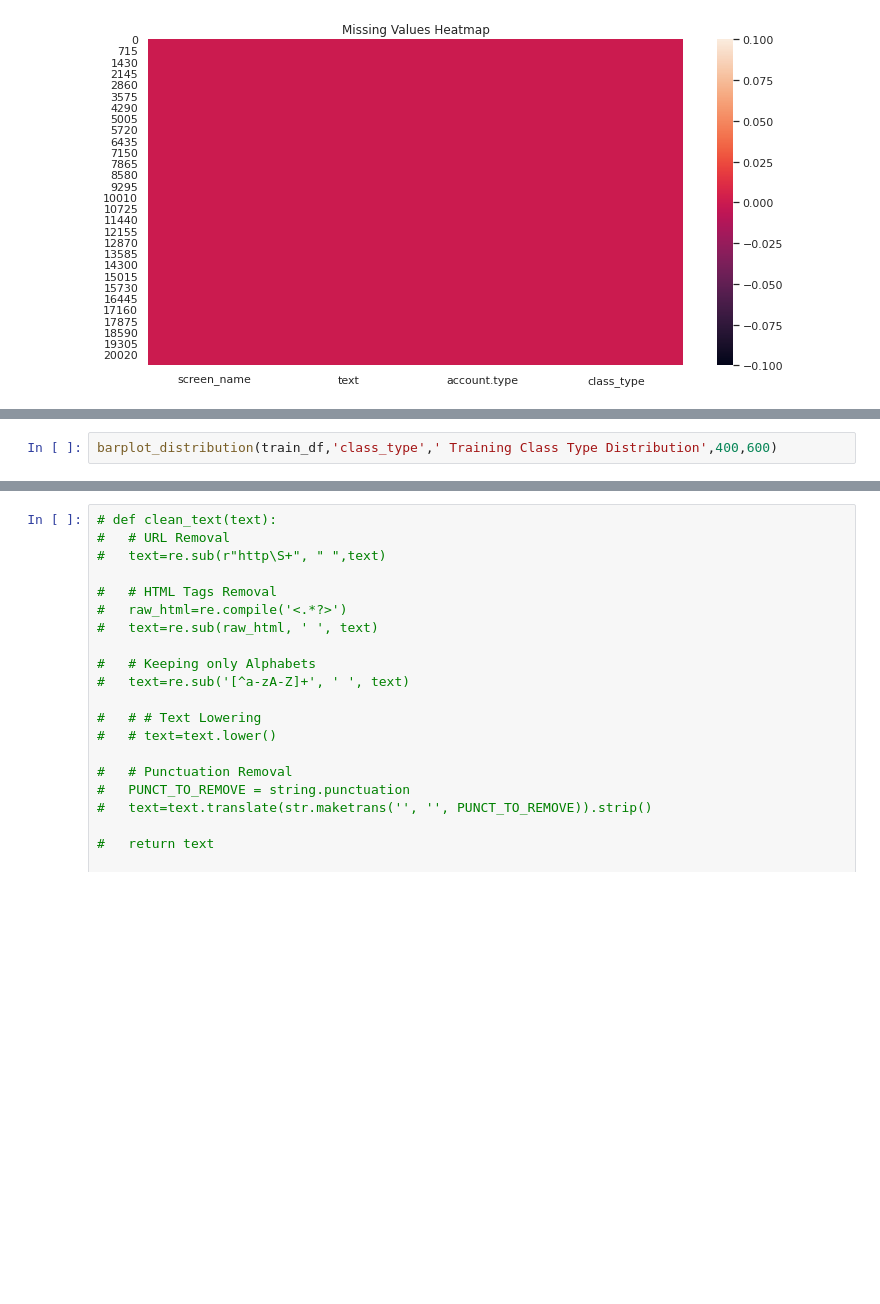
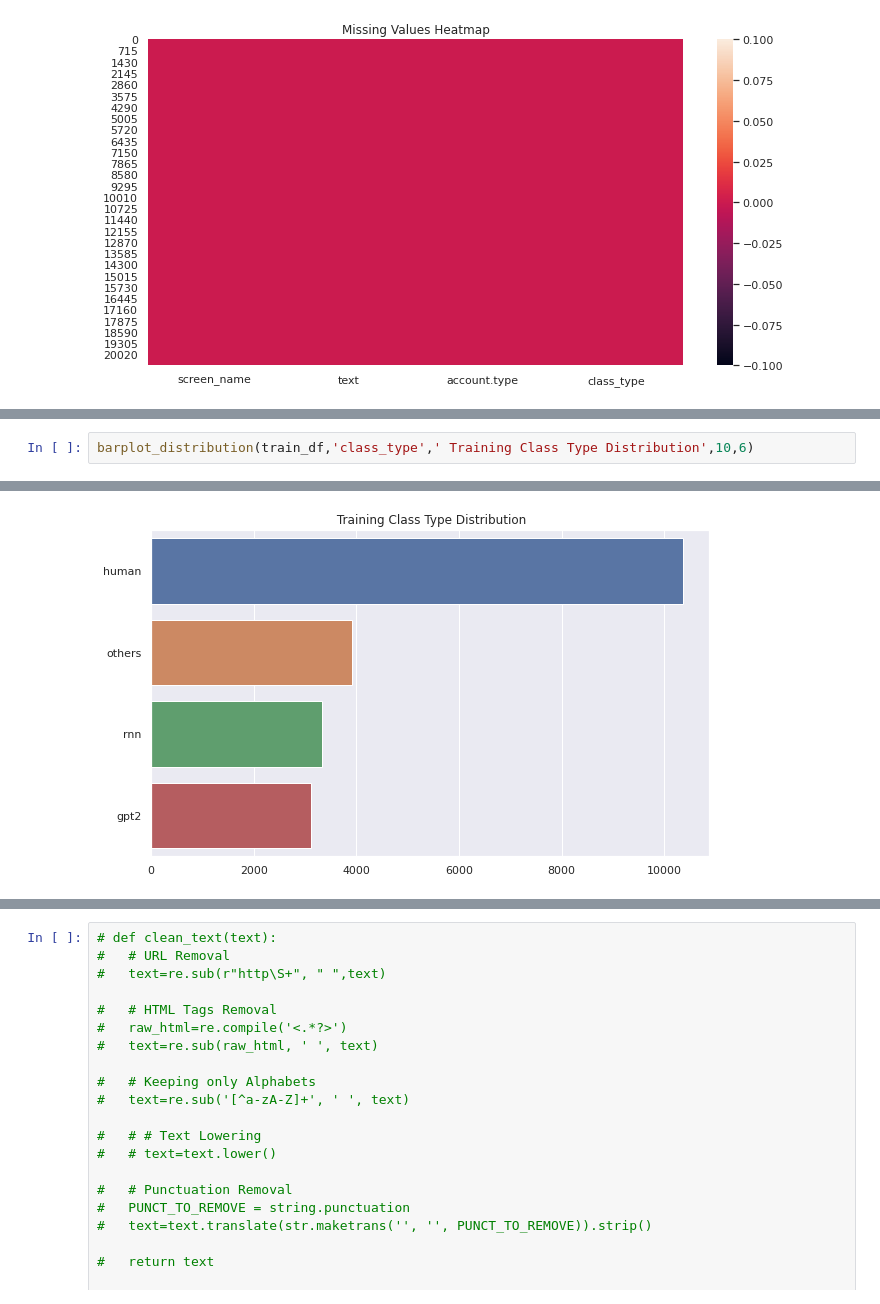
Before and after one commit to abhi128936/Tweep-Fake, a Jupyter notebook: .ipynb notebook/TF.ipynb, the cells around one changed output, grey strips where cells are left out. Saved outputs shown, nothing was run; the diff lists cells and outputs as text; blank space fills up the shorter version.

```diff
--- a/.ipynb notebook/TF.ipynb
+++ b/.ipynb notebook/TF.ipynb
@@ -117,3 +112,3 @@ barplot_distribution(val_df,'account.type',' Validation Account Type Distributio
 # %%
-barplot_distribution(train_df,'class_type',' Training Class Type Distribution',400,600)
+barplot_distribution(train_df,'class_type',' Training Class Type Distribution',10,6)
 # %% [output]
@@ -121 +115,2 @@ barplot_distribution(train_df,'class_type',' Training Class Type Distribution',4
+[figure, added]
 # %%
```
Also changed, not shown: parts of 14 cells of this notebook.
